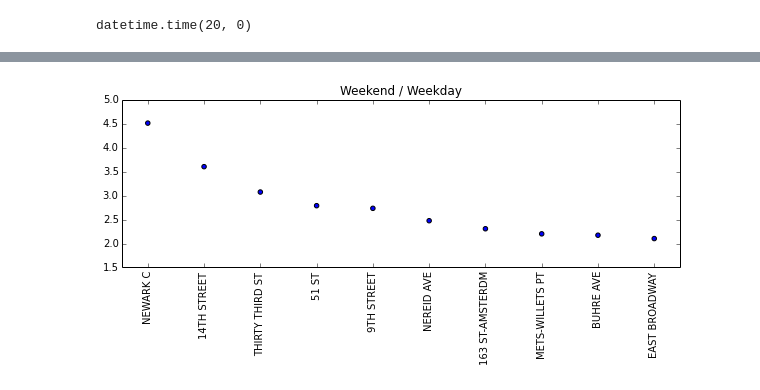
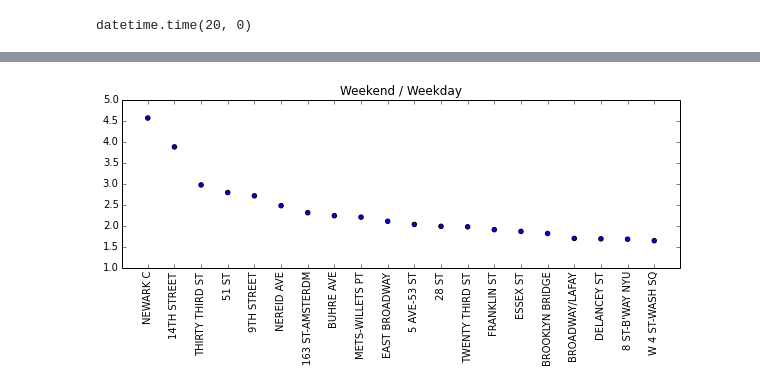
Before and after one commit to Libardo1/mta_analysis, a Jupyter notebook: night_turnstiles.ipynb, the cells around one changed output, grey strips where cells are left out. Drawn from its saved outputs; the diff is of its cells as text; code cells hidden in the pictures.

```diff
--- a/night_turnstiles.ipynb
+++ b/night_turnstiles.ipynb
@@ -133,6 +134,7 @@ evening
 datetime.time(20, 0)
 # %%
 def filter_timespan(date_time):
+    '''Selects for times between (20:00, 4:00]'''
     if date_time.time() <= morning or datetime.time() > evening :
         time_outlier = False
     else:
@@ -147,7 +149,7 @@ def adjust_night(date_time):
 # %%
 #Challenge 2
 def combine_datetime(data, count_in=2):
-    '''takes dictionary, data, converts to datetime, and get count deltas'''
+    '''takes dictionary, data, converts to datetime, and get count deltas, count_in=2 is the exit data'''
     #csv format: [,,06/20/2015, 00:00:00,,entries,]
     date_time = {}
     outlier = False
@@ -273,22 +228,24 @@ stations_only['LEXINGTON AVE']
 # %%
 def separate_weekday(data):
-        weekday_weekend = {}
-        for key in data:
-            weekday_num = 0
-            weekend_num = 0
-            weekday_count = 0
-            weekend_count = 0
-            for night in data[key]:
-                if night[0].weekday() <= WEDNESDAY:
-                    weekday_num += 1
-                    weekday_count += night[1]
-                elif (night[0].weekday() == FRIDAY or
-                      night[0].weekday() == SATURDAY):
-                    weekend_num += 1
-                    weekend_count += night[1]
-            val = [(weekday_num, weekday_count), (weekend_num, weekend_count)]
-            weekday_weekend[key] = val
-        return weekday_weekend
+    '''Setparate the exit data into weekdays and weekends.
+    num=number of days, count=exit count'''
+    weekday_weekend = {}
+    for key in data:
+        weekday_num = 0
+        weekend_num = 0
+        weekday_count = 0
+        weekend_count = 0
+        for night in data[key]:
+            if night[0].weekday() <= WEDNESDAY:
+                weekday_num += 1
+                weekday_count += night[1]
+            elif (night[0].weekday() == FRIDAY or
+                  night[0].weekday() == SATURDAY):
+                weekend_num += 1
+                weekend_count += night[1]
+        val = [(weekday_num, weekday_count), (weekend_num, weekend_count)]
+        weekday_weekend[key] = val
+    return weekday_weekend
 
 separate_weekday_weekend = separate_weekday(stations_only)
 # %%
@@ -411,5 +359,7 @@ weekend_minus_weekday(separate_weekday_weekend)[:10]
 # %%
 def weekend_over_weekday(data):
+    '''Calculates the (weekend counts/weekend days)/(weekday counts / weekday days)
+    would probably mean more if it used a threshold'''
     delta_list = []
     for station in data:
         wday_nums = data[station][0][0]
@@ -437,17 +387,19 @@ weekend_over_weekday(separate_weekday_weekend)[:10]
  ('EAST BROADWAY', 2.1042714438717685)]
 # %%
-percent_weekend = weekend_over_weekday(separate_weekday_weekend)[:10]
+#Plot the weekend / weekday results
+
+percent_weekend = weekend_over_weekday(separate_weekday_weekend)[:20]
 
 stations = []
 pcts = []
 for pct_tup in percent_weekend:
     stations.append(pct_tup[0])
     pcts.append(pct_tup[1])
 
 plt.figure(figsize=(10,3))
 plt.title('Weekend / Weekday')
 plt.xticks(np.arange(len(stations)), stations, rotation=90)
 plt.scatter(range(len(stations)),pcts)
 plt.show()
 # %% [output]
-[figure, old version]
+[figure, new version]
```
Also changed, not shown: parts of 23 cells of this notebook, 1 other file.
